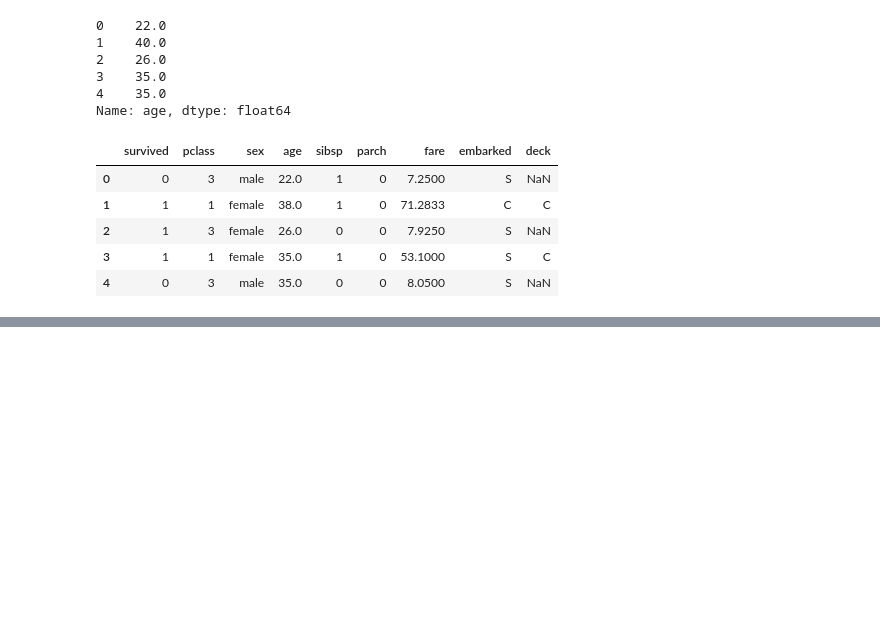
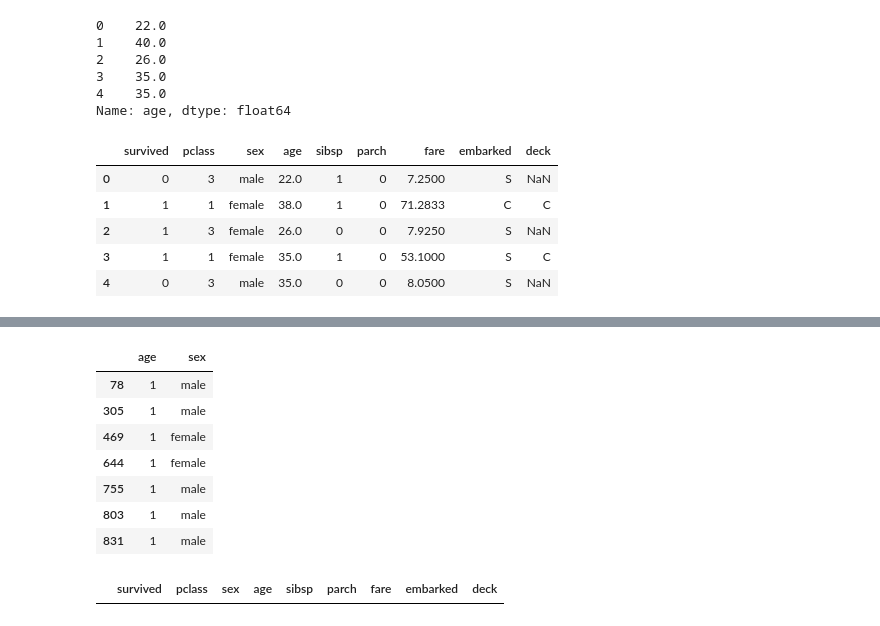
Before and after one commit to Alkahwaji/Pandas, a Jupyter notebook: Pandas5_Manipulating_values.ipynb, the cells around one changed output, grey strips where cells are left out. Drawn from its saved outputs; the diff is of its cells as text; code cells hidden in the pictures; blank space fills up the shorter version.

```diff
--- a/Pandas5_Manipulating_values.ipynb
+++ b/Pandas5_Manipulating_values.ipynb
@@ -572,0 +582,17 @@ ValueError: Can only tuple-index with a MultiIndex
+# %%
+baby_ages['age'] = 1
+# %%
+baby_ages
+# %% [output]
+|  | age | sex |
+| 78 | 1 | male |
+| 305 | 1 | male |
+| 469 | 1 | female |
+| 644 | 1 | female |
+| 755 | 1 | male |
+| 803 | 1 | male |
+| 831 | 1 | male |
+# %%
+titanic.loc[index_babies]
+# %% [output]
+|  | survived | pclass | sex | age | sibsp | parch | fare | embarked | deck |
```
Also changed, not shown: parts of 2 cells of this notebook, 1 other file.
